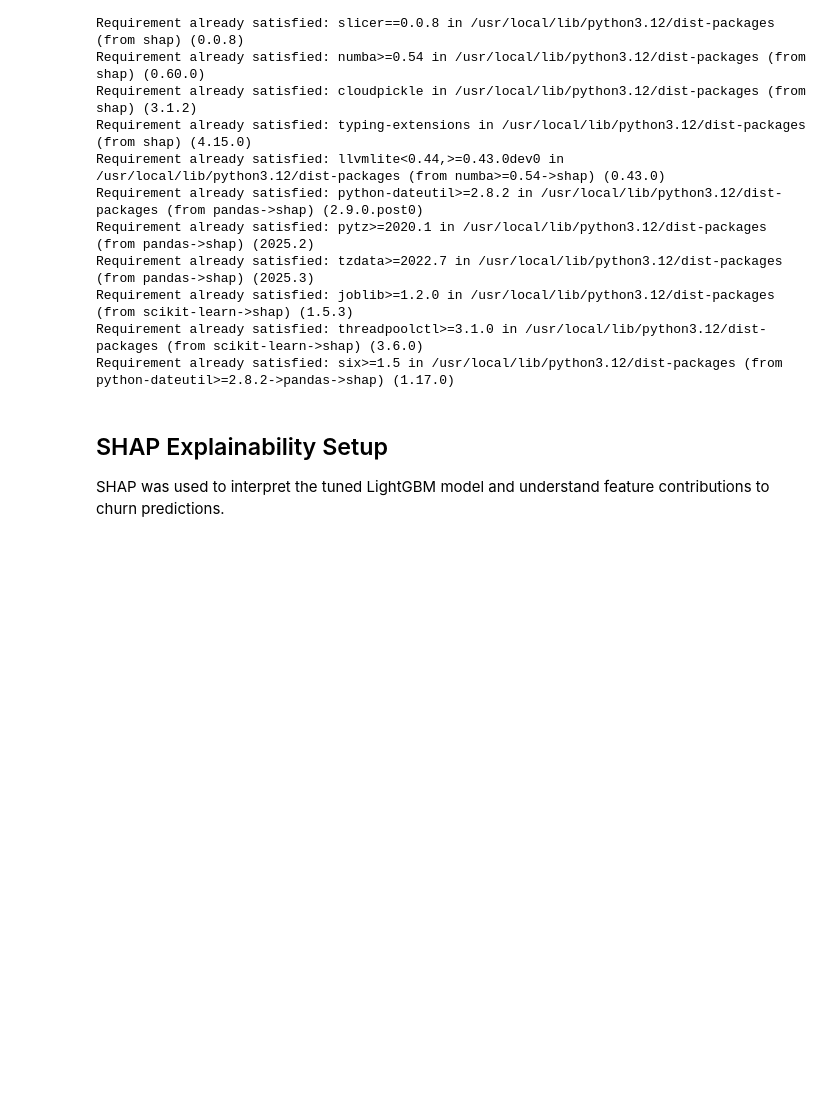
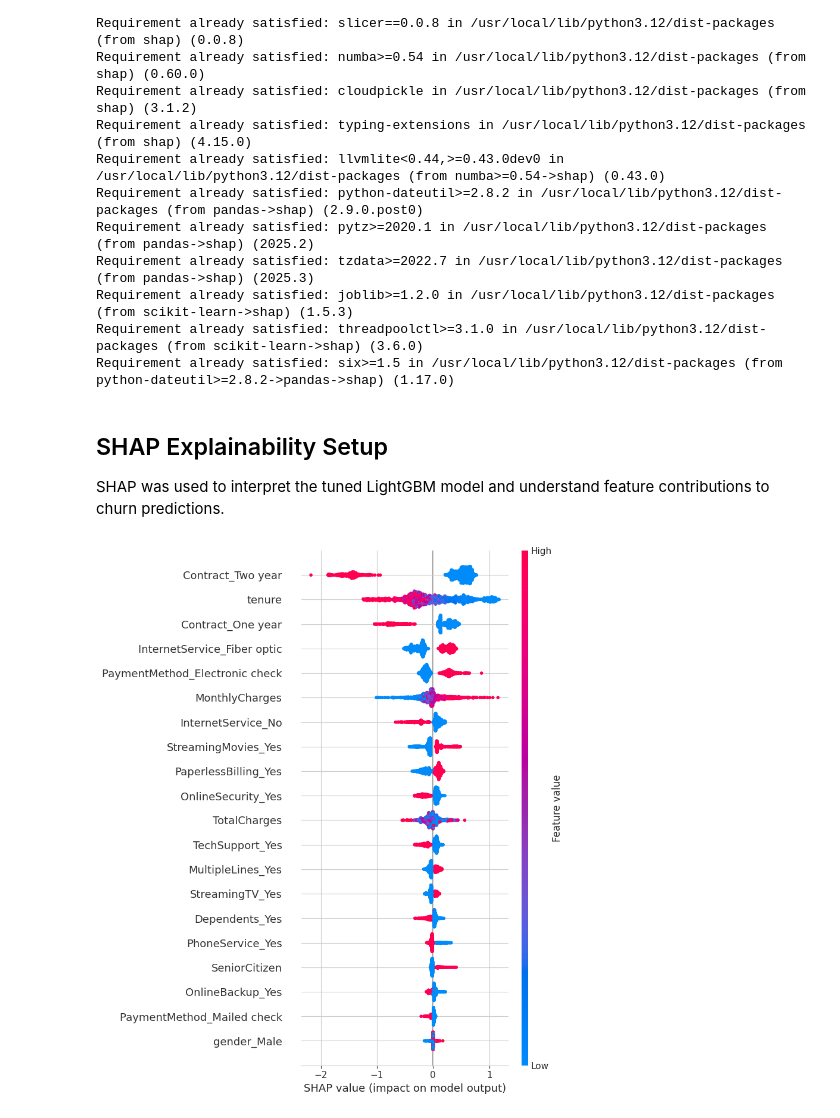
Before and after one commit to suparna-500/CustomerShield, a Jupyter notebook: notebook/CustomerShield.ipynb, the cells around one changed output. Drawn from its saved outputs; the diff is of its cells as text; code cells hidden in the pictures; blank space fills up the shorter version.

Commit message:
Generate SHAP summary plot for global churn drivers

```diff
--- a/notebook/CustomerShield.ipynb
+++ b/notebook/CustomerShield.ipynb
@@ -604,3 +604,7 @@ shap_values = explainer.shap_values(X_test)
 ## SHAP Explainability Setup
 
 SHAP was used to interpret the tuned LightGBM model and understand feature contributions to churn predictions.
+# %%
+shap.summary_plot(shap_values, X_test)
+# %% [output]
+[figure, added]
```
